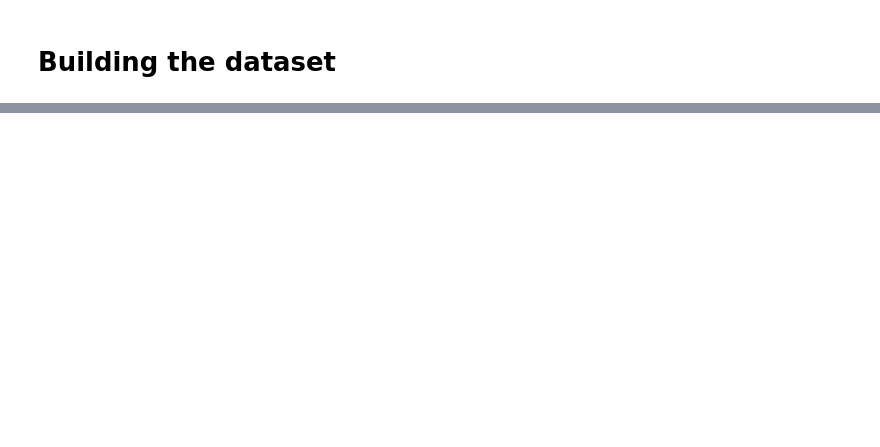
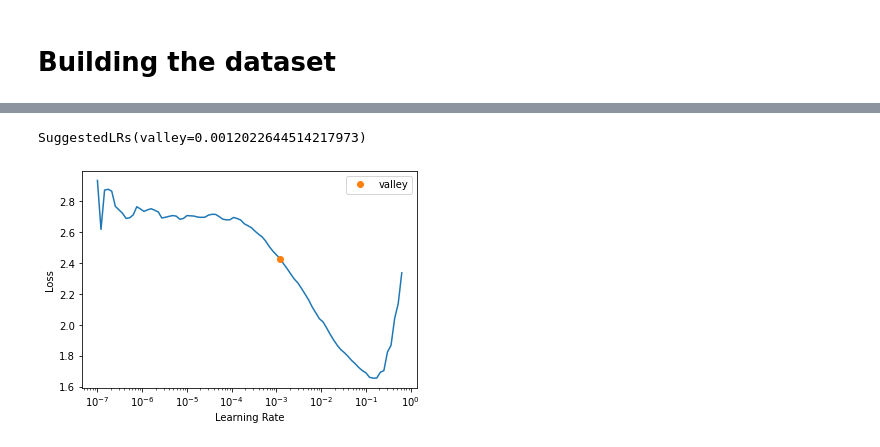
Before and after one commit to Alam12345678/heart-murmurs-ai, a Jupyter notebook: 01_data-preparation.ipynb, the cells around one changed output, grey strips where cells are left out. Saved outputs shown, nothing was run; the diff lists cells and outputs as text; code cells hidden in the pictures; blank space fills up the shorter version.

```diff
--- a/01_data-preparation.ipynb
+++ b/01_data-preparation.ipynb
@@ -258,0 +205,3 @@ graph_spectrogram(f'{path}/MVP/New_MVP_001.wav')
+# %%
+learn.lr_find()
+# %% [output]
@@ -258,0 +209,2 @@ graph_spectrogram(f'{path}/MVP/New_MVP_001.wav')
+SuggestedLRs(valley=0.0012022644514217973)
+[figure, added]
```
Also changed, not shown: parts of 44 cells of this notebook.
